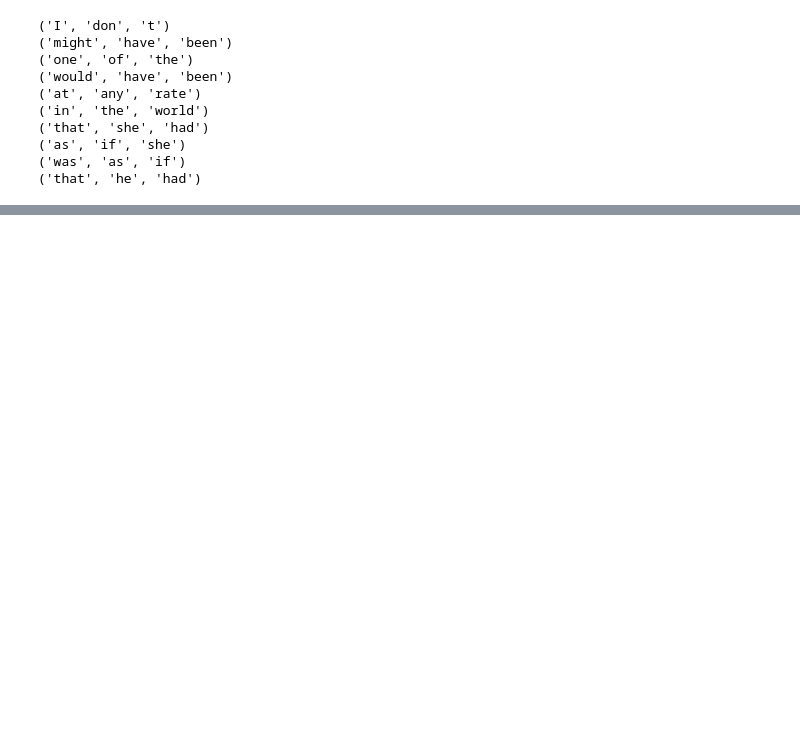
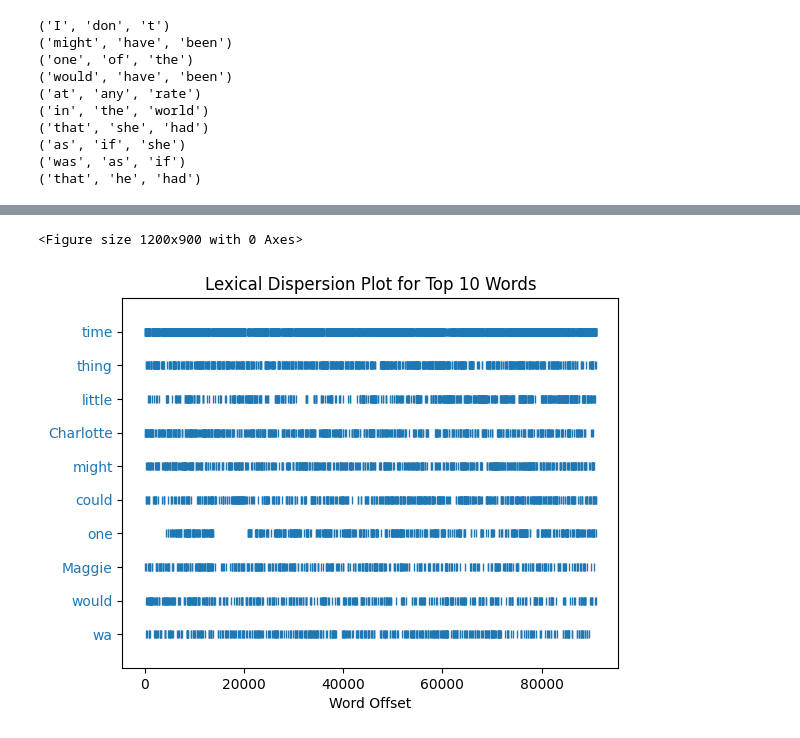
Before and after one commit to alex-smith-uwec/CS491, a Jupyter notebook: PreProcessing.ipynb, the cells around one changed output, grey strips where cells are left out. Drawn from its saved outputs; the diff is of its cells as text; code cells hidden in the pictures; blank space fills up the shorter version.

```diff
--- a/PreProcessing.ipynb
+++ b/PreProcessing.ipynb
@@ -380,0 +515,7 @@ The only thing is Maggie added in a condition and yet by your answer to
+# %%
+plt.figure(figsize=(12, 9))
+dispersion_plot(All_words, Top_words, ignore_case=True, title='Lexical Dispersion Plot for Top 10 Words')
+plt.show()
+# %% [output]
+<Figure size 1200x900 with 0 Axes>
+[figure, added]
```
Also changed, not shown: parts of 25 cells of this notebook.
